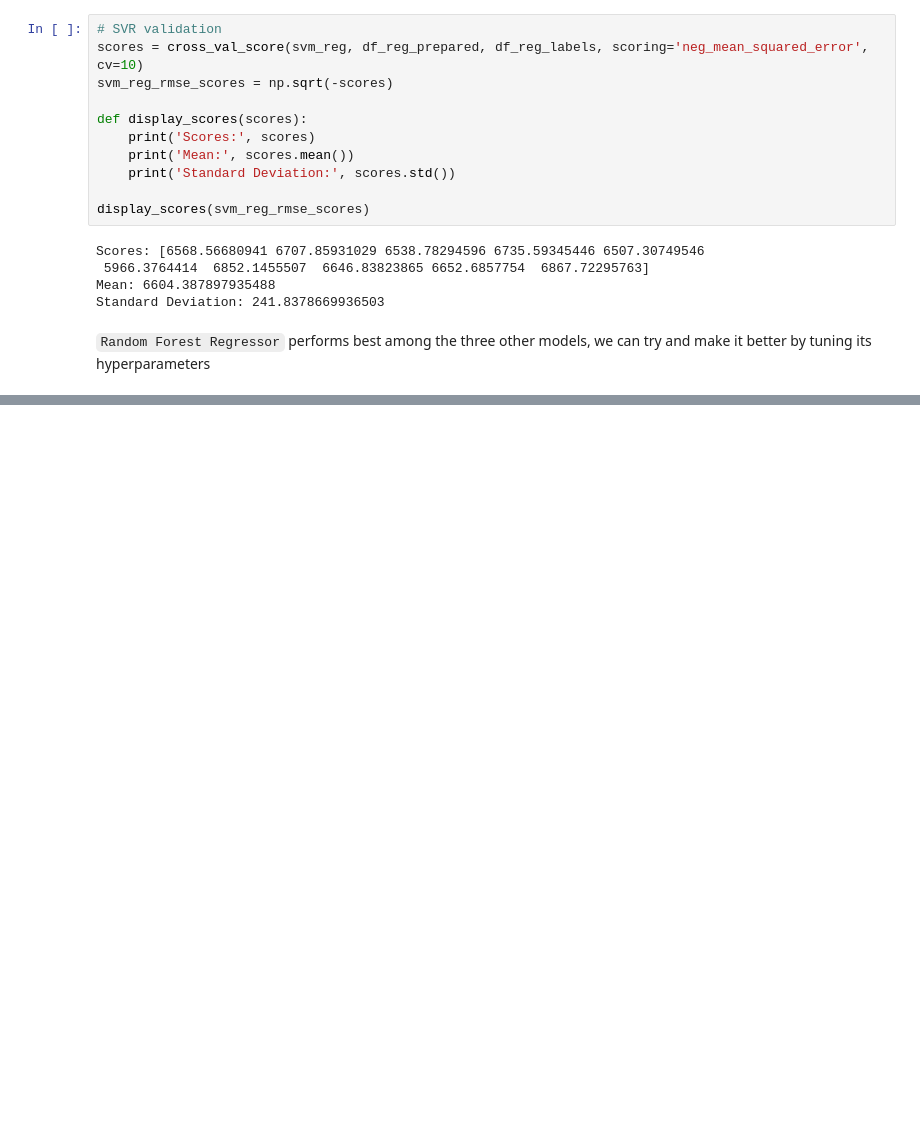
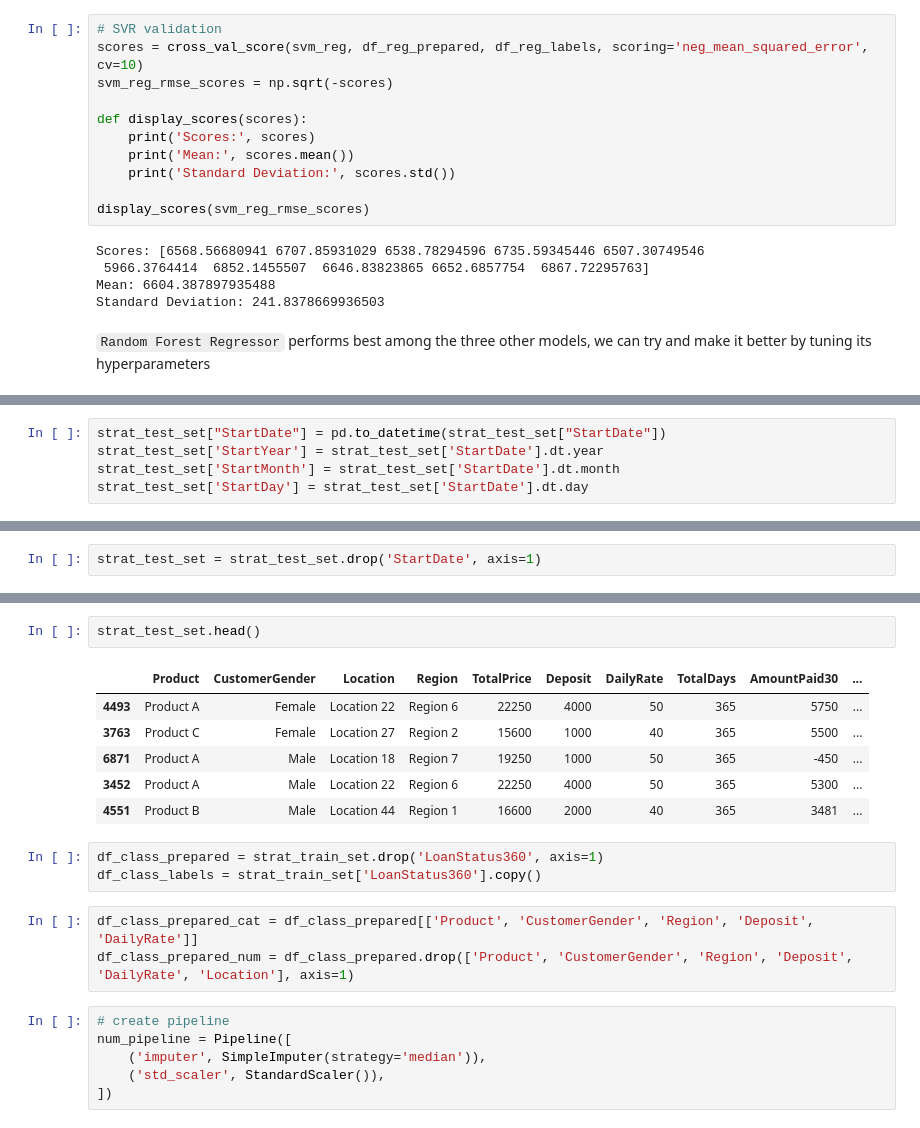
Before and after one commit to mwisechacha/M-Kopa-Analysis, a Jupyter notebook: Kopa.ipynb, the cells around one changed output, grey strips where cells are left out. Saved outputs shown, nothing was run; the diff lists cells and outputs as text; blank space fills up the shorter version.

```diff
--- a/Kopa.ipynb
+++ b/Kopa.ipynb
@@ -676,0 +794,5 @@ Standard Deviation: 241.8378669936503
+# %%
+strat_test_set["StartDate"] = pd.to_datetime(strat_test_set["StartDate"])
+strat_test_set['StartYear'] = strat_test_set['StartDate'].dt.year
+strat_test_set['StartMonth'] = strat_test_set['StartDate'].dt.month
+strat_test_set['StartDay'] = strat_test_set['StartDate'].dt.day
@@ -676,0 +856,2 @@ Standard Deviation: 241.8378669936503
+# %%
+strat_test_set = strat_test_set.drop('StartDate', axis=1)
@@ -676,0 +862,21 @@ Standard Deviation: 241.8378669936503
+# %%
+strat_test_set.head()
+# %% [output]
+|  | Product | CustomerGender | Location | Region | TotalPrice | Deposit | DailyRate | TotalDays | AmountPaid30 | ... |
+| 4493 | Product A | Female | Location 22 | Region 6 | 22250 | 4000 | 50 | 365 | 5750 | ... |
+| 3763 | Product C | Female | Location 27 | Region 2 | 15600 | 1000 | 40 | 365 | 5500 | ... |
+| 6871 | Product A | Male | Location 18 | Region 7 | 19250 | 1000 | 50 | 365 | -450 | ... |
+| 3452 | Product A | Male | Location 22 | Region 6 | 22250 | 4000 | 50 | 365 | 5300 | ... |
+| 4551 | Product B | Male | Location 44 | Region 1 | 16600 | 2000 | 40 | 365 | 3481 | ... |
+# %%
+df_class_prepared = strat_train_set.drop('LoanStatus360', axis=1)
+df_class_labels = strat_train_set['LoanStatus360'].copy()
+# %%
+df_class_prepared_cat = df_class_prepared[['Product', 'CustomerGender', 'Region', 'Deposit', 'DailyRate']]
+df_class_prepared_num = df_class_prepared.drop(['Product', 'CustomerGender', 'Region', 'Deposit', 'DailyRate', 'Location'], axis=1)
+# %%
+# create pipeline
+num_pipeline = Pipeline([
+    ('imputer', SimpleImputer(strategy='median')),
+    ('std_scaler', StandardScaler()),
+])
```
Also changed, not shown: parts of 23 cells of this notebook.
